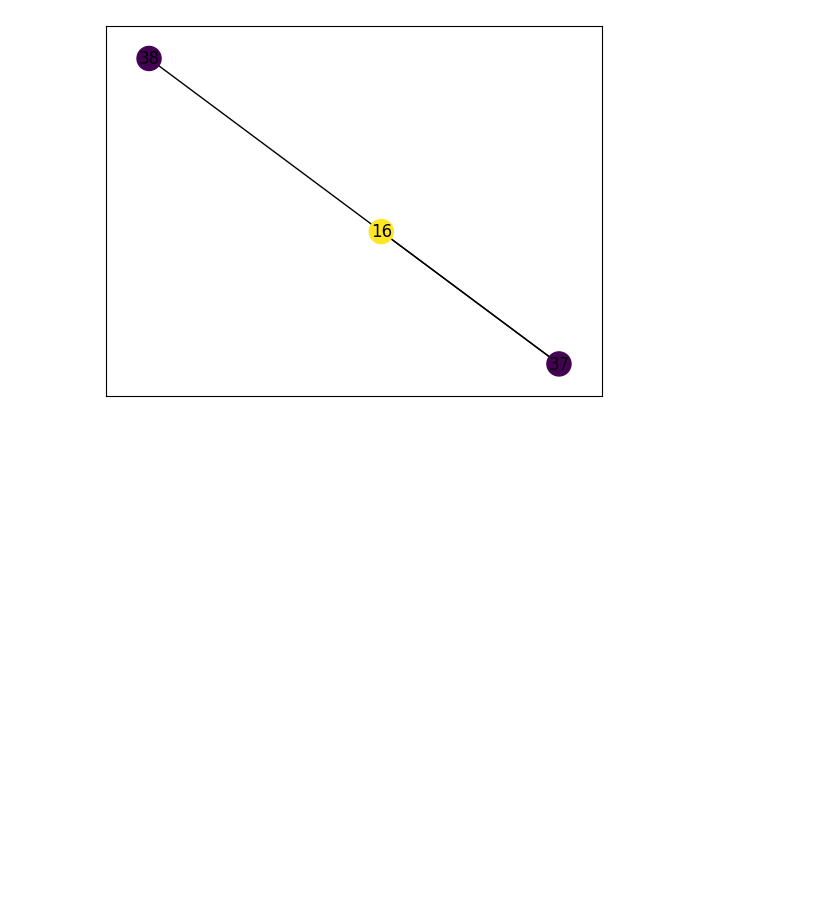
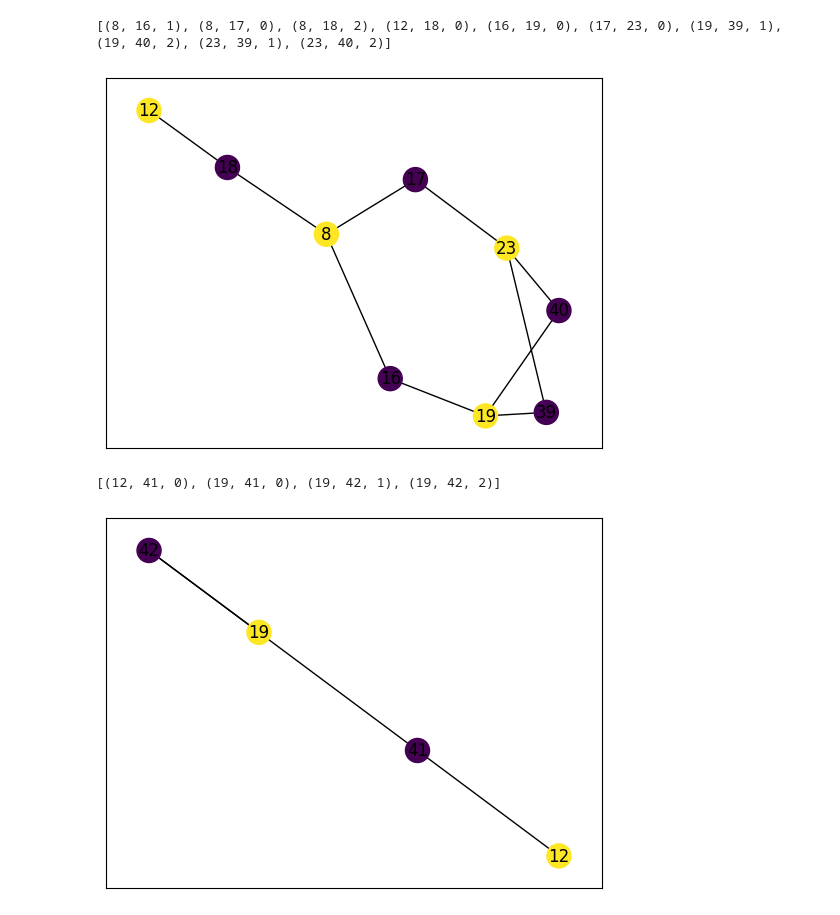
Before and after one commit to colltoaction/widip, a Jupyter notebook: bin/py/inet.ipynb, the cells around one changed output. Cells and saved outputs as stored; diff of their text form; code cells hidden in the pictures; blank space fills up the shorter version.

Commit message:
fix in annihilate_concon_or_dupdup

```diff
--- a/bin/py/inet.ipynb
+++ b/bin/py/inet.ipynb
@@ -28,5 +30,14 @@ inet_draw(inet)
 # %%
 annihilate_concon_or_dupdup(inet)
+print(inet.edges(keys=True))
 inet_draw(inet)
 # %% [output]
+[(8, 16, 1), (8, 17, 0), (8, 18, 2), (12, 18, 0), (16, 19, 0), (17, 23, 0), (19, 39, 1), (19, 40, 2), (23, 39, 1), (23, 40, 2)]
-[figure, old version]
+[figure, new version]
+# %%
+annihilate_concon_or_dupdup(inet)
+print(inet.edges(keys=True))
+inet_draw(inet)
+# %% [output]
+[(12, 41, 0), (19, 41, 0), (19, 42, 1), (19, 42, 2)]
+[figure, added]
```
Also changed, not shown: parts of 4 cells of this notebook, 1 other file.
